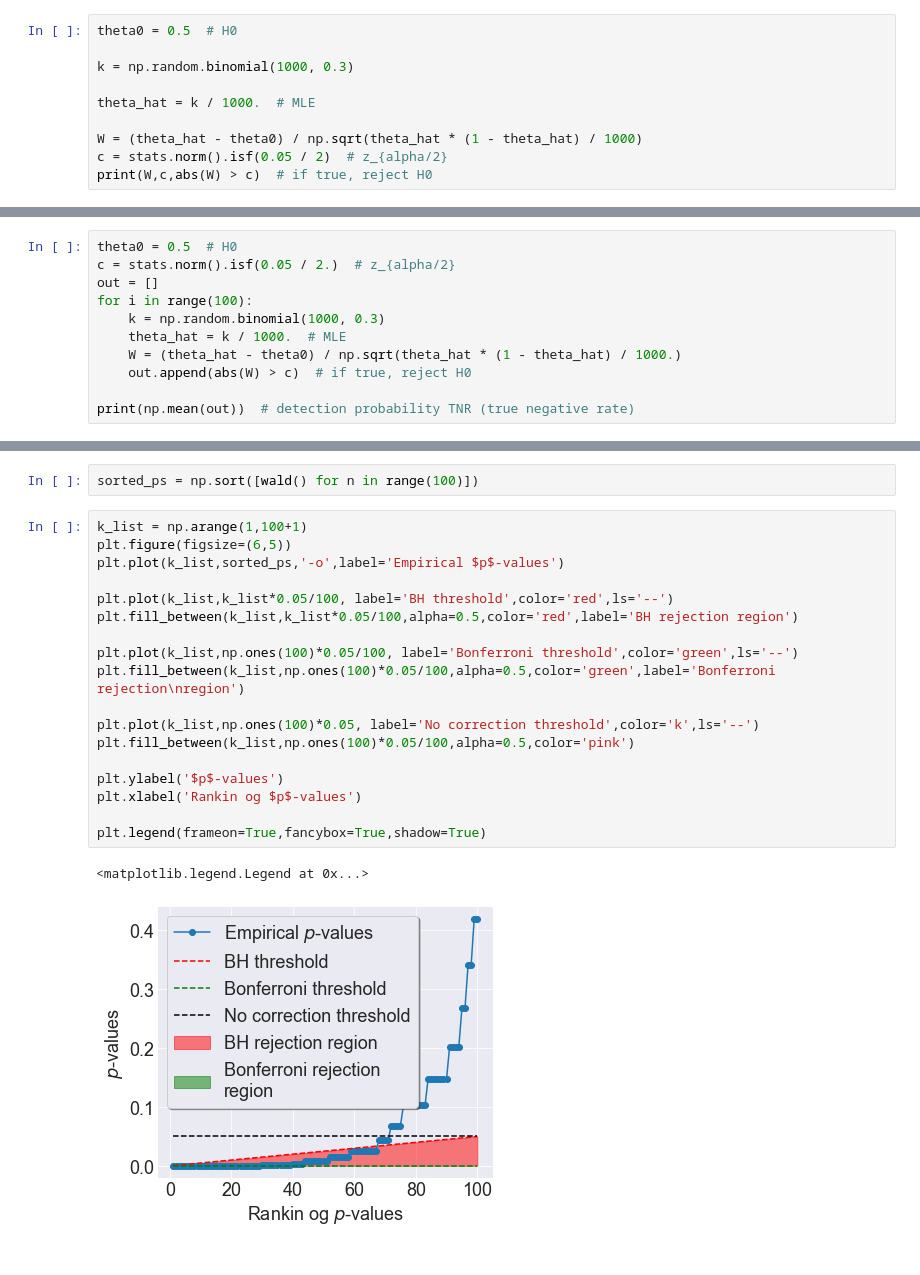
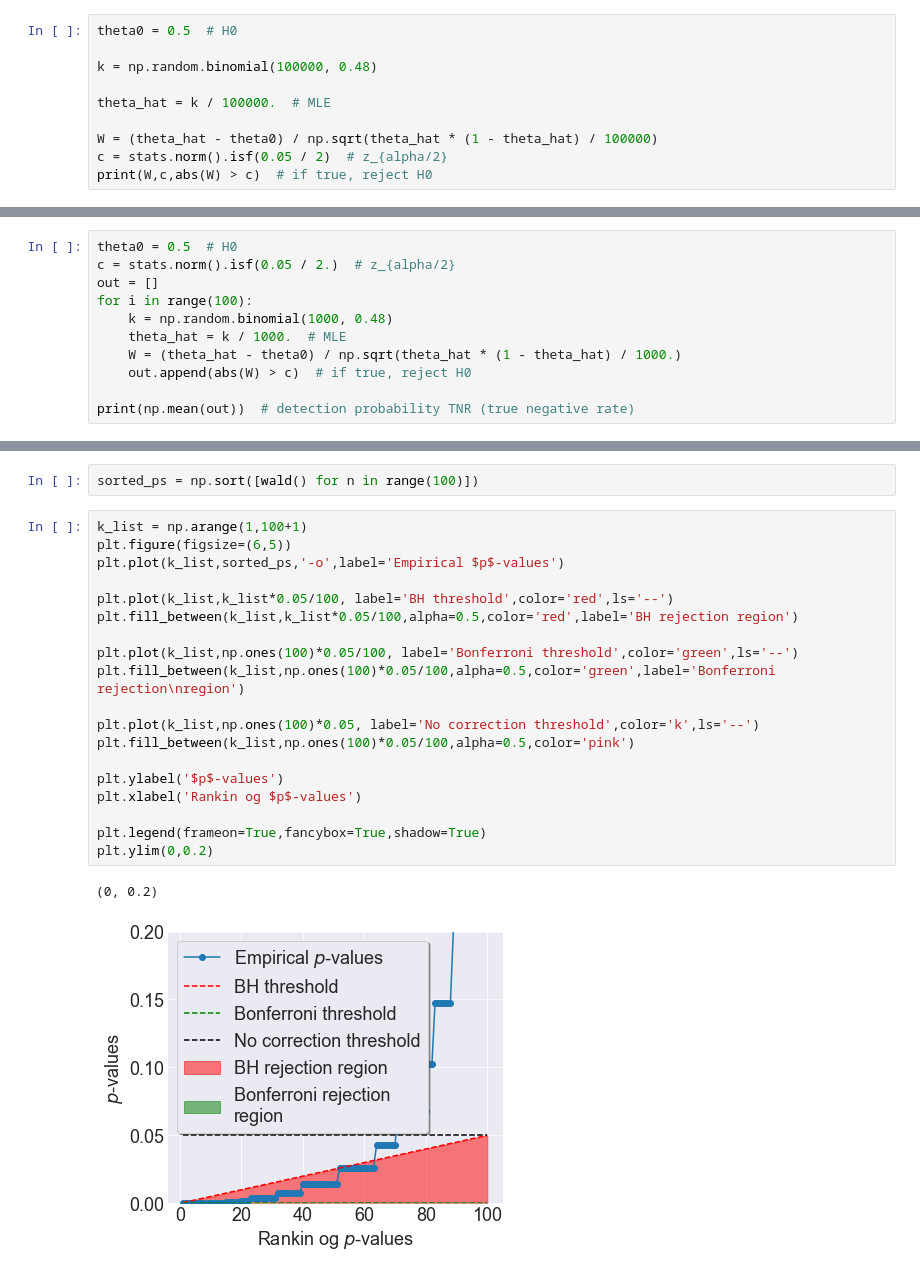
Before and after one commit to hvribeiro/MCSC1, a Jupyter notebook: aulas/03.2 - Hypothesis Testing and P-Values.ipynb, the cells around one changed output, grey strips where cells are left out. Drawn from its saved outputs; the diff is of its cells as text.

```diff
--- a/aulas/03.2 - Hypothesis Testing and P-Values.ipynb
+++ b/aulas/03.2 - Hypothesis Testing and P-Values.ipynb
@@ -1005,11 +1016,11 @@ $$
 # %%
 theta0 = 0.5  # H0
 
-k = np.random.binomial(1000, 0.3)
+k = np.random.binomial(100000, 0.48)
 
-theta_hat = k / 1000.  # MLE
+theta_hat = k / 100000.  # MLE
 
-W = (theta_hat - theta0) / np.sqrt(theta_hat * (1 - theta_hat) / 1000)
+W = (theta_hat - theta0) / np.sqrt(theta_hat * (1 - theta_hat) / 100000)
 c = stats.norm().isf(0.05 / 2)  # z_{alpha/2}
 print(W,c,abs(W) > c)  # if true, reject H0
 # %% [output]
@@ -1038,7 +1049,7 @@ theta0 = 0.5  # H0
 c = stats.norm().isf(0.05 / 2.)  # z_{alpha/2}
 out = []
 for i in range(100):
-    k = np.random.binomial(1000, 0.3)
+    k = np.random.binomial(1000, 0.48)
     theta_hat = k / 1000.  # MLE
     W = (theta_hat - theta0) / np.sqrt(theta_hat * (1 - theta_hat) / 1000.)
     out.append(abs(W) > c)  # if true, reject H0
@@ -1123,24 +1138,25 @@ sorted_ps = np.sort([wald() for n in range(100)])
 # %%
 k_list = np.arange(1,100+1)
 plt.figure(figsize=(6,5))
 plt.plot(k_list,sorted_ps,'-o',label='Empirical $p$-values')
 
 plt.plot(k_list,k_list*0.05/100, label='BH threshold',color='red',ls='--')
 plt.fill_between(k_list,k_list*0.05/100,alpha=0.5,color='red',label='BH rejection region')
 
 plt.plot(k_list,np.ones(100)*0.05/100, label='Bonferroni threshold',color='green',ls='--')
 plt.fill_between(k_list,np.ones(100)*0.05/100,alpha=0.5,color='green',label='Bonferroni rejection\nregion')
 
 plt.plot(k_list,np.ones(100)*0.05, label='No correction threshold',color='k',ls='--')
 plt.fill_between(k_list,np.ones(100)*0.05/100,alpha=0.5,color='pink')
 
 plt.ylabel('$p$-values')
 plt.xlabel('Rankin og $p$-values')
 
 plt.legend(frameon=True,fancybox=True,shadow=True)
+plt.ylim(0,0.2)
 # %% [output]
-<matplotlib.legend.Legend at 0x...>
+(0, 0.2)
-[figure, old version]
+[figure, new version]
 # %%
 np.mean(sorted_ps>k_list*0.05/100) #FPR for BH
 # %% [output]
```
Also changed, not shown: parts of 23 cells of this notebook.
